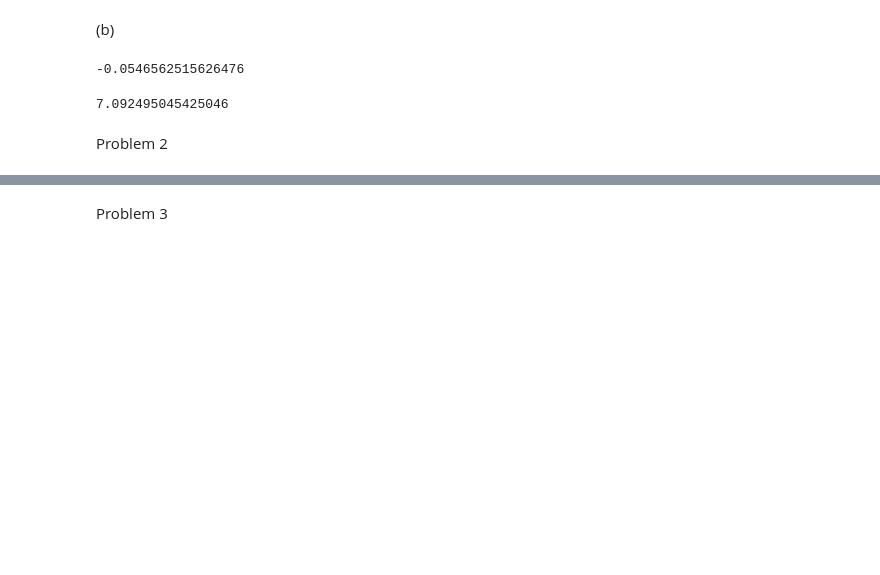
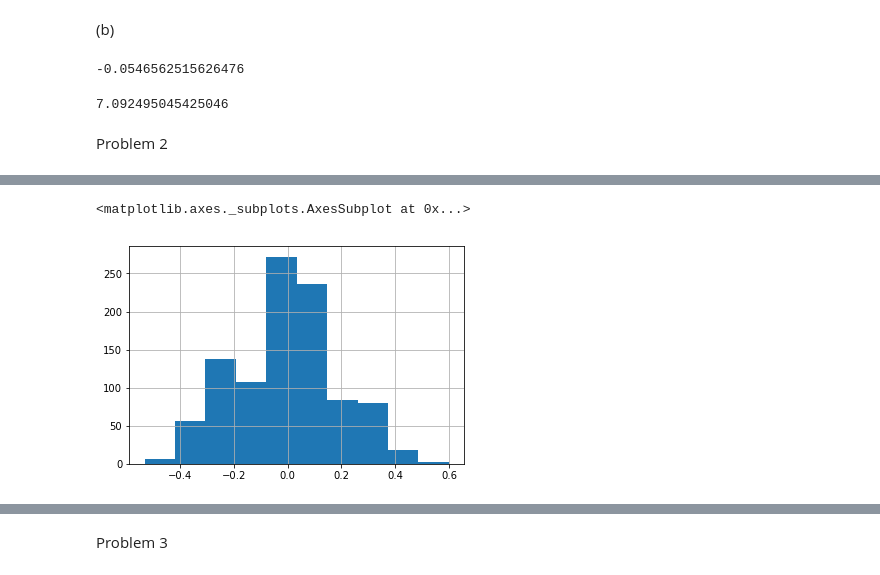
Before and after one commit to carolineeeyao/DSLAB, a Jupyter notebook: Lab1.ipynb, the cells around one changed output, grey strips where cells are left out. Saved outputs shown, nothing was run; the diff lists cells and outputs as text; code cells hidden in the pictures; blank space fills up the shorter version.

```diff
--- a/Lab1.ipynb
+++ b/Lab1.ipynb
@@ -50,0 +59,8 @@ Problem 2
+# %%
+n=30
+dist2 = np.random.choice([1,-1],(n,1000))
+bernSeries = pd.Series(dist2.mean(0))
+bernSeries.hist()
+# %% [output]
+<matplotlib.axes._subplots.AxesSubplot at 0x...>
+[figure, added]
```
Also changed, not shown: parts of 10 cells of this notebook.
